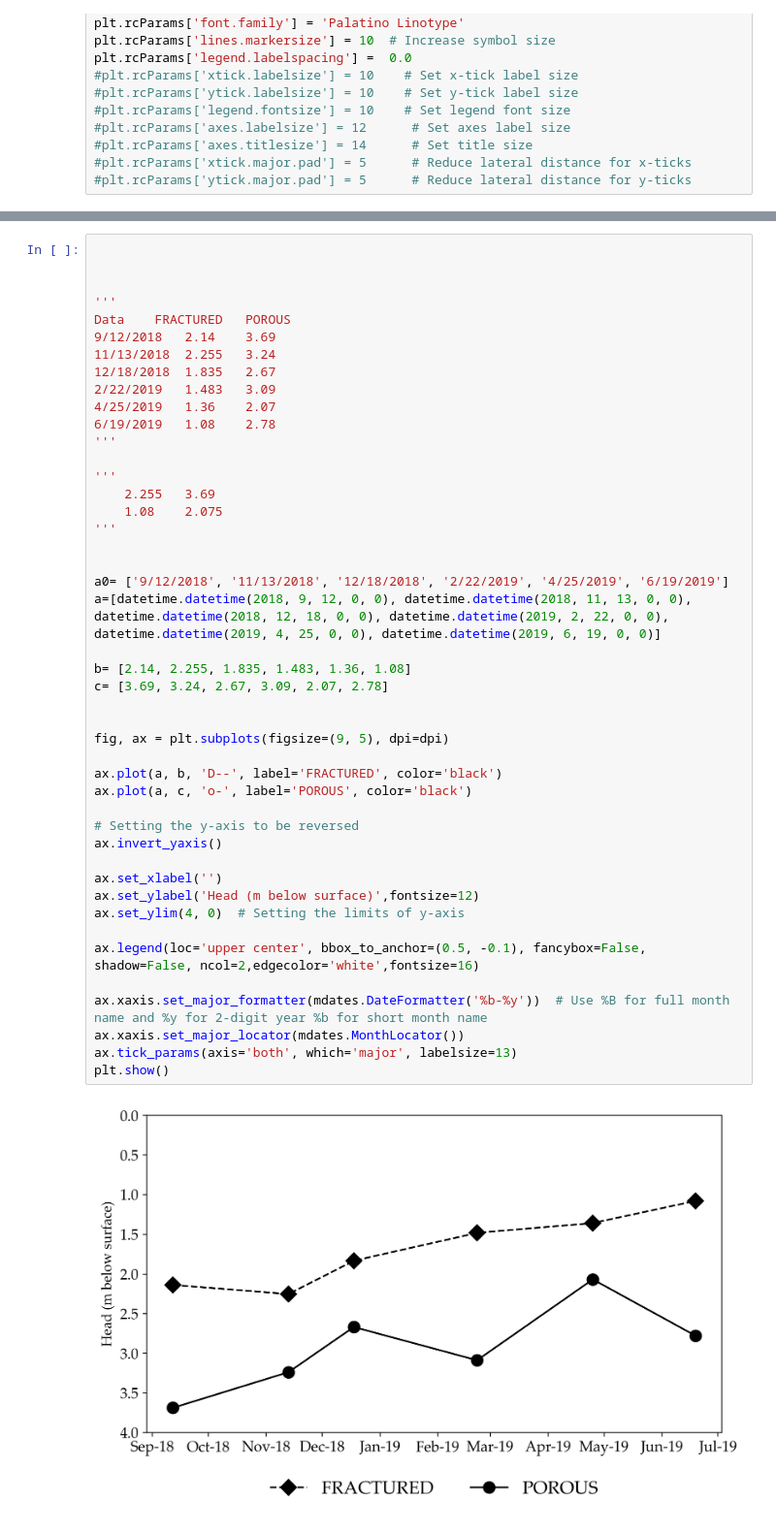
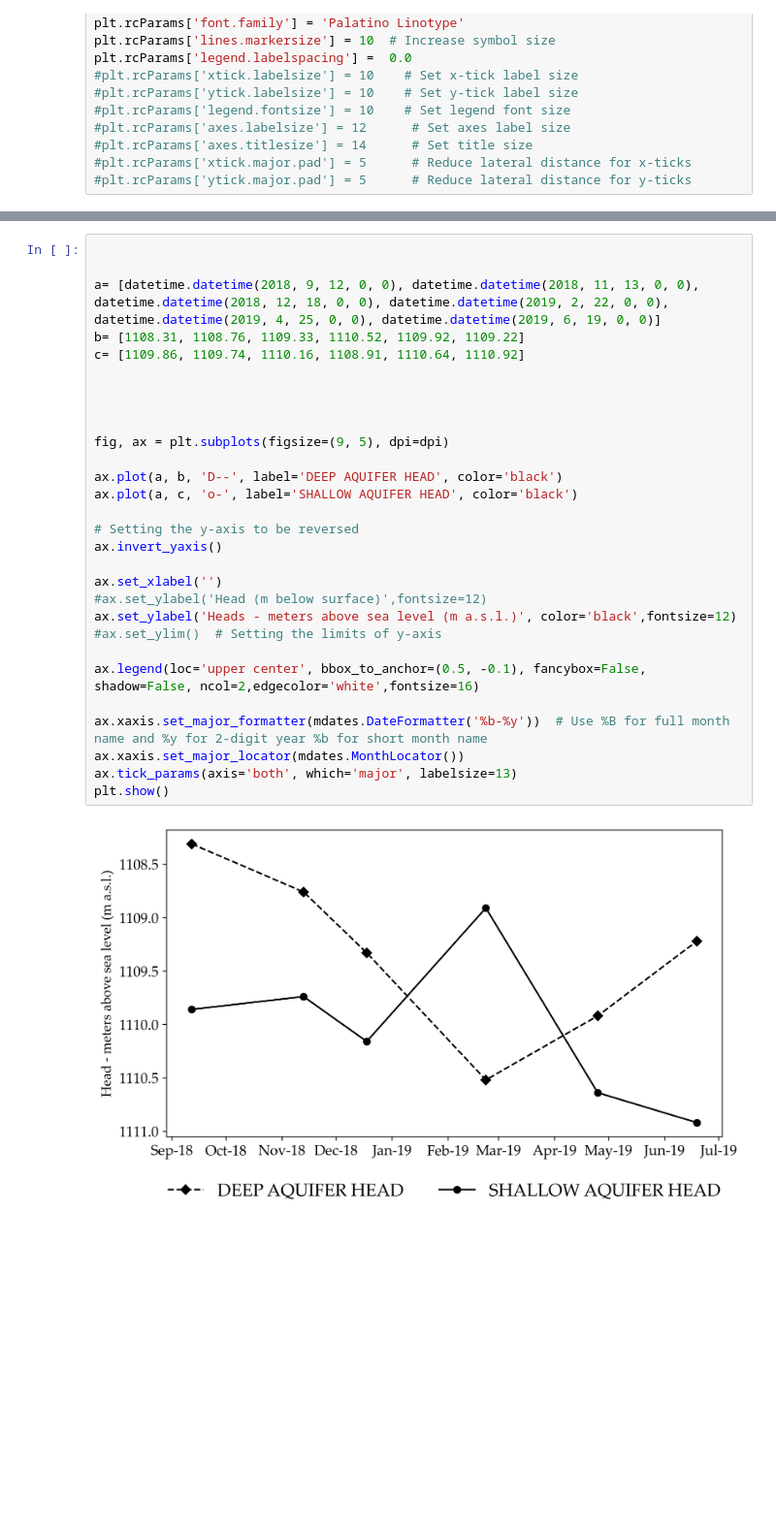
Before and after one commit to guigeof/graficos, a Jupyter notebook: graficos.ipynb, the cells around one changed output, grey strips where cells are left out. Shown at 97% size. Cells and saved outputs as stored; diff of their text form; blank space fills up the shorter version.

```diff
--- a/graficos.ipynb
+++ b/graficos.ipynb
@@ -90,48 +117,32 @@ c= [50.4317111459969, 58.0062794348509, 47.2527472527473, 41.7974882260597, 49.2
 # %%
 
 
-
-'''
-Data	FRACTURED	POROUS
-9/12/2018	2.14	3.69
-11/13/2018	2.255	3.24
-12/18/2018	1.835	2.67
-2/22/2019	1.483	3.09
-4/25/2019	1.36	2.07
-6/19/2019	1.08	2.78
-'''
-
-'''
-	2.255	3.69
-	1.08	2.075
-'''
+a= [datetime.datetime(2018, 9, 12, 0, 0), datetime.datetime(2018, 11, 13, 0, 0), datetime.datetime(2018, 12, 18, 0, 0), datetime.datetime(2019, 2, 22, 0, 0), datetime.datetime(2019, 4, 25, 0, 0), datetime.datetime(2019, 6, 19, 0, 0)]
+b= [1108.31, 1108.76, 1109.33, 1110.52, 1109.92, 1109.22]
+c= [1109.86, 1109.74, 1110.16, 1108.91, 1110.64, 1110.92]
 
 
-a0= ['9/12/2018', '11/13/2018', '12/18/2018', '2/22/2019', '4/25/2019', '6/19/2019']
-a=[datetime.datetime(2018, 9, 12, 0, 0), datetime.datetime(2018, 11, 13, 0, 0), datetime.datetime(2018, 12, 18, 0, 0), datetime.datetime(2019, 2, 22, 0, 0), datetime.datetime(2019, 4, 25, 0, 0), datetime.datetime(2019, 6, 19, 0, 0)]
-
-b= [2.14, 2.255, 1.835, 1.483, 1.36, 1.08]
-c= [3.69, 3.24, 2.67, 3.09, 2.07, 2.78]
 
 
 fig, ax = plt.subplots(figsize=(9, 5), dpi=dpi)
 
-ax.plot(a, b, 'D--', label='FRACTURED', color='black')
-ax.plot(a, c, 'o-', label='POROUS', color='black')
+ax.plot(a, b, 'D--', label='DEEP AQUIFER HEAD', color='black')
+ax.plot(a, c, 'o-', label='SHALLOW AQUIFER HEAD', color='black')
 
 # Setting the y-axis to be reversed
 ax.invert_yaxis()
 
 ax.set_xlabel('')
-ax.set_ylabel('Head (m below surface)',fontsize=12)
-ax.set_ylim(4, 0)  # Setting the limits of y-axis
+#ax.set_ylabel('Head (m below surface)',fontsize=12)
+ax.set_ylabel('Heads - meters above sea level (m a.s.l.)', color='black',fontsize=12)
+#ax.set_ylim()  # Setting the limits of y-axis
 
 ax.legend(loc='upper center', bbox_to_anchor=(0.5, -0.1), fancybox=False, shadow=False, ncol=2,edgecolor='white',fontsize=16)
 
 ax.xaxis.set_major_formatter(mdates.DateFormatter('%b-%y'))  # Use %B for full month name and %y for 2-digit year %b for short month name
 ax.xaxis.set_major_locator(mdates.MonthLocator())
 ax.tick_params(axis='both', which='major', labelsize=13)
 plt.show()
 # %% [output]
-[figure, old version]
+[figure, new version]
 # %%
```
Also changed, not shown: parts of 6 cells of this notebook.
